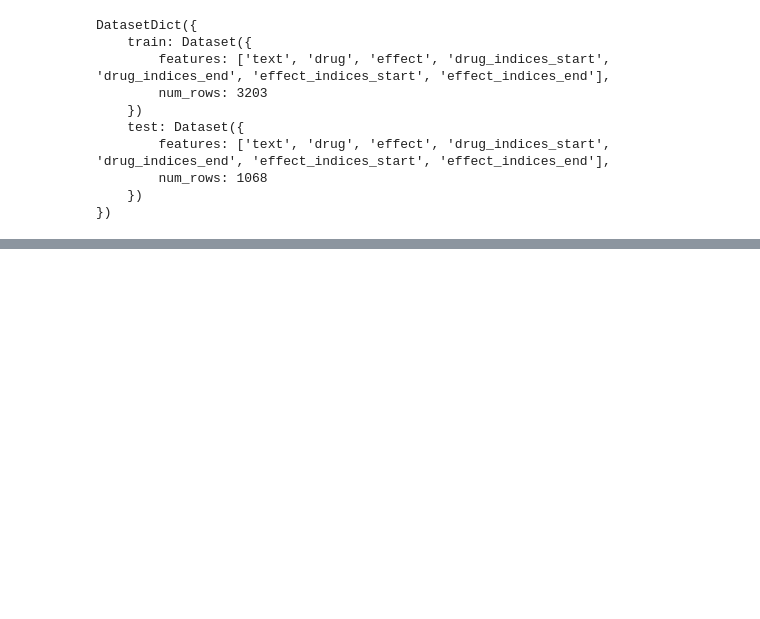
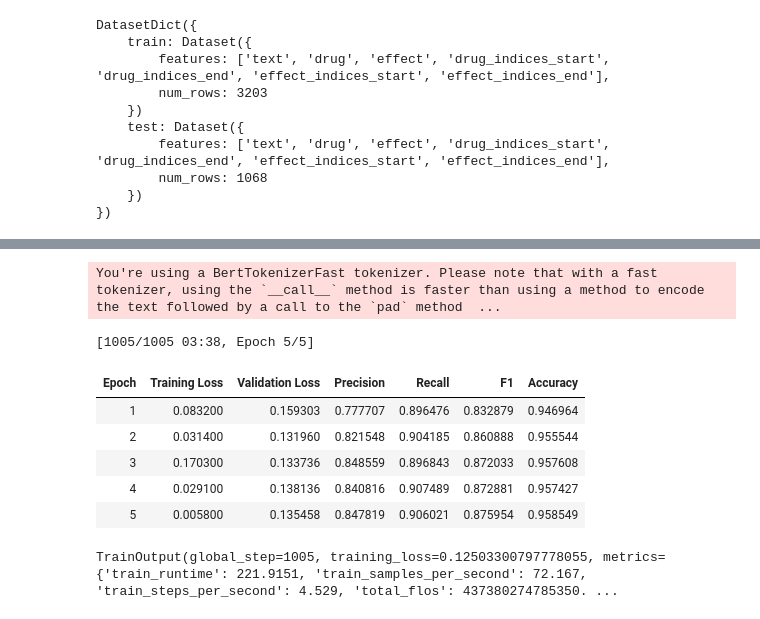
Before and after one commit to ganeevsingh18/Drug_prediction, a Jupyter notebook: Copy_of_fine_tuning_drugs.ipynb, the cells around one changed output, grey strips where cells are left out. Saved outputs shown, nothing was run; the diff lists cells and outputs as text; code cells hidden in the pictures; blank space fills up the shorter version.

```diff
--- a/Copy_of_fine_tuning_drugs.ipynb
+++ b/Copy_of_fine_tuning_drugs.ipynb
@@ -326,0 +363,49 @@ labeled_dataset = cons_dataset.map(generate_row_labels)
+# %%
+data_collator = DataCollatorForTokenClassification(tokenizer)
+# %%
+metric = load_metric("seqeval")
+# %%
+def compute_metrics(p):
+    predictions, labels = p
+    predictions = np.argmax(predictions, axis=2)
+
+    # Remove ignored index (special tokens)
+    true_predictions = [
+        [label_list[p] for (p, l) in zip(prediction, label) if l != -100]
+        for prediction, label in zip(predictions, labels)
+    ]
+    true_labels = [
+        [label_list[l] for (p, l) in zip(prediction, label) if l != -100]
+        for prediction, label in zip(predictions, labels)
+    ]
+
+    results = metric.compute(predictions=true_predictions, references=true_labels)
+    return {
+        "precision": results["overall_precision"],
+        "recall": results["overall_recall"],
+        "f1": results["overall_f1"],
+        "accuracy": results["overall_accuracy"],
+    }
+# %%
+trainer = Trainer(
+    model,
+    args,
+    train_dataset=labeled_dataset["train"],
+    eval_dataset=labeled_dataset["test"],
+    data_collator=data_collator,
+    tokenizer=tokenizer,
+    compute_metrics=compute_metrics,
+
+)
+# %%
+trainer.train()
+# %% [output]
+You're using a BertTokenizerFast tokenizer. Please note that with a fast tokenizer, using the `__call__` method is faster than using a method to encode the text followed by a call to the `pad` method  ...
+[1005/1005 03:38, Epoch 5/5]
+| Epoch | Training Loss | Validation Loss | Precision | Recall | F1 | Accuracy |
+| 1 | 0.083200 | 0.159303 | 0.777707 | 0.896476 | 0.832879 | 0.946964 |
+| 2 | 0.031400 | 0.131960 | 0.821548 | 0.904185 | 0.860888 | 0.955544 |
+| 3 | 0.170300 | 0.133736 | 0.848559 | 0.896843 | 0.872033 | 0.957608 |
+| 4 | 0.029100 | 0.138136 | 0.840816 | 0.907489 | 0.872881 | 0.957427 |
+| 5 | 0.005800 | 0.135458 | 0.847819 | 0.906021 | 0.875954 | 0.958549 |
+TrainOutput(global_step=1005, training_loss=0.12503300797778055, metrics={'train_runtime': 221.9151, 'train_samples_per_second': 72.167, 'train_steps_per_second': 4.529, 'total_flos': 437380274785350. ...
```
Also changed, not shown: parts of 11 cells of this notebook.
